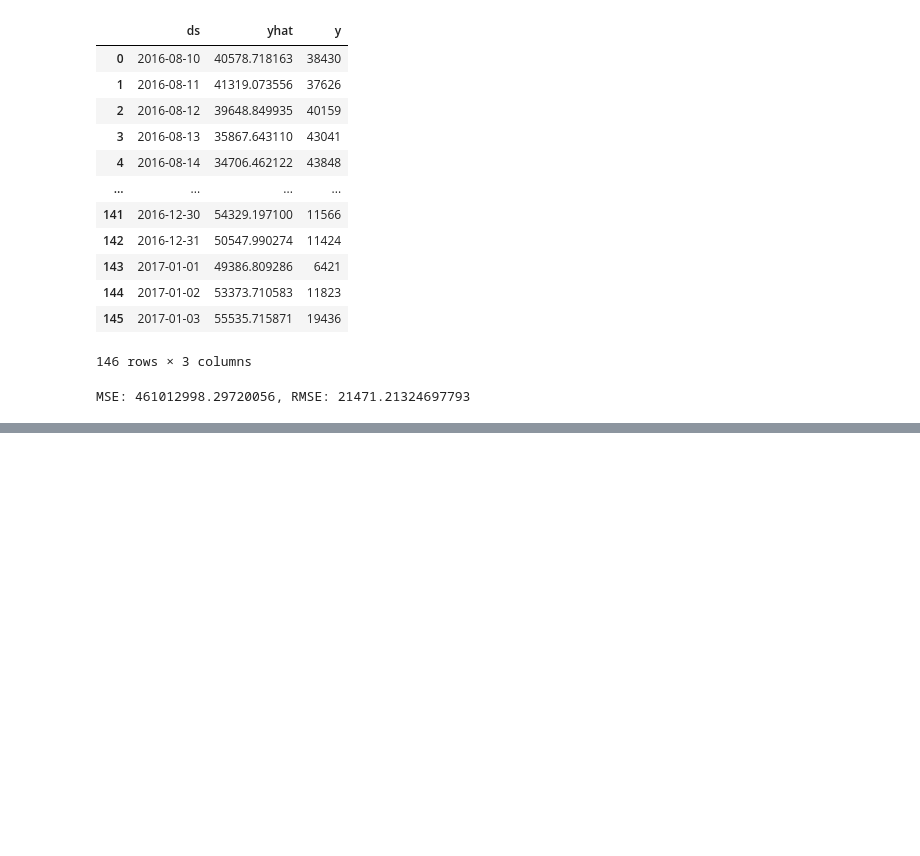
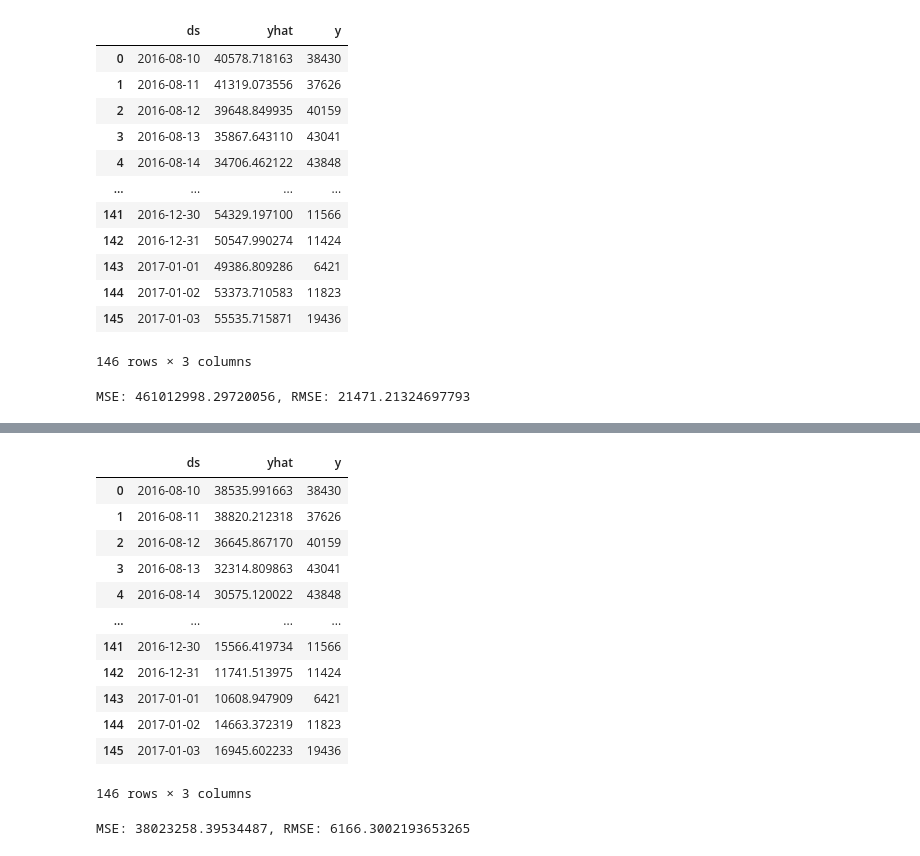
Before and after one commit to juliogazoli/alura-data-science-python-analisando-e-prevendo-series-temporais, a Jupyter notebook: atividades.ipynb, the cells around one changed output, grey strips where cells are left out. Cells and saved outputs as stored; diff of their text form; code cells hidden in the pictures; blank space fills up the shorter version.

```diff
--- a/atividades.ipynb
+++ b/atividades.ipynb
@@ -645,0 +668,25 @@ MSE: 461012998.29720056, RMSE: 21471.21324697793
+# %%
+df_previsao = previsao[['ds', 'yhat']]
+df_comparacao = pd.merge(df_previsao, df_teste, on='ds')
+df_comparacao
+# %% [output]
+|  | ds | yhat | y |
+| 0 | 2016-08-10 | 38535.991663 | 38430 |
+| 1 | 2016-08-11 | 38820.212318 | 37626 |
+| 2 | 2016-08-12 | 36645.867170 | 40159 |
+| 3 | 2016-08-13 | 32314.809863 | 43041 |
+| 4 | 2016-08-14 | 30575.120022 | 43848 |
+| ... | ... | ... | ... |
+| 141 | 2016-12-30 | 15566.419734 | 11566 |
+| 142 | 2016-12-31 | 11741.513975 | 11424 |
+| 143 | 2017-01-01 | 10608.947909 | 6421 |
+| 144 | 2017-01-02 | 14663.372319 | 11823 |
+| 145 | 2017-01-03 | 16945.602233 | 19436 |
+146 rows × 3 columns
+# %%
+mse = mean_squared_error(df_comparacao['y'], df_comparacao['yhat'])
+rmse = np.sqrt(mse)
+
+print(f'MSE: {mse}, RMSE: {rmse}')
+# %% [output]
+MSE: 38023258.39534487, RMSE: 6166.3002193653265
```
Also changed, not shown: parts of 6 cells of this notebook.
